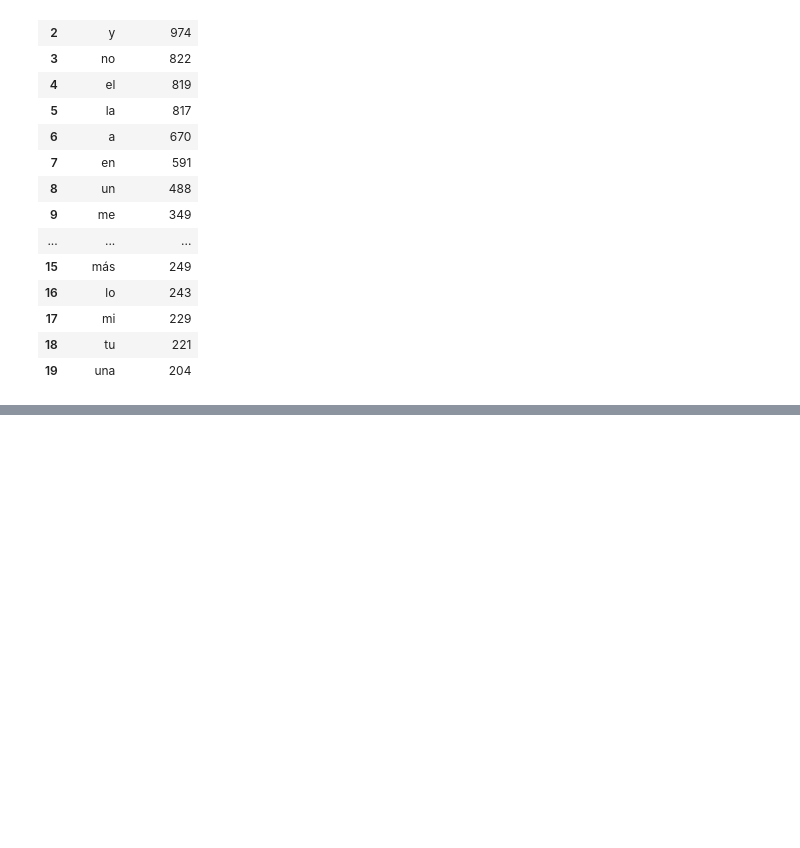
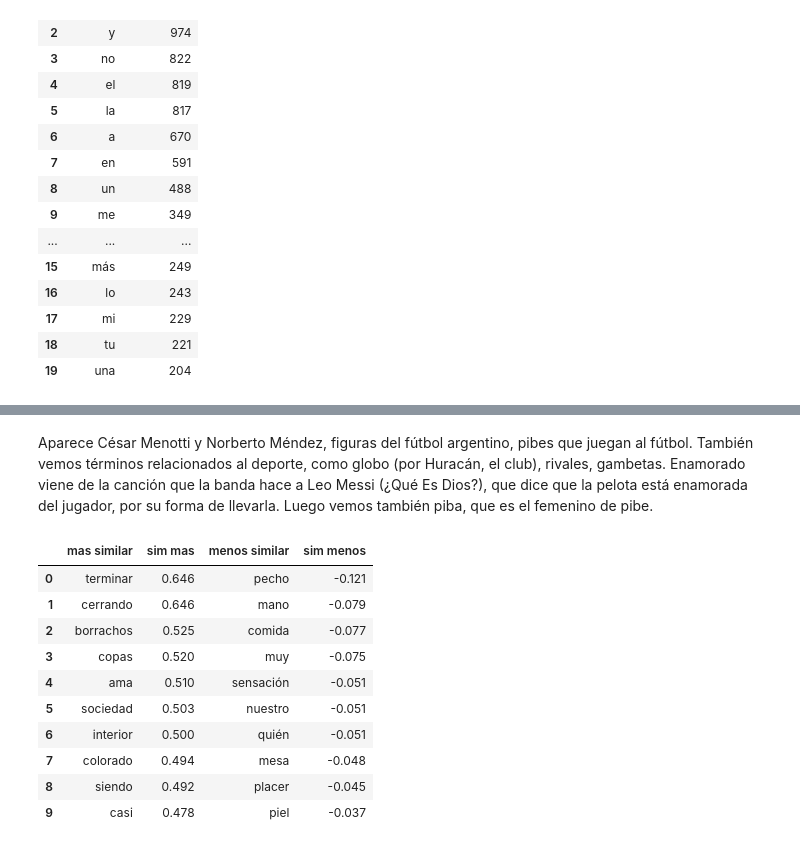
Before and after one commit to francomor/ceia-trabajos, a Jupyter notebook: procesamiento_lenguaje_natural/Desafio_2.ipynb, the cells around one changed output, grey strips where cells are left out. Saved outputs shown, nothing was run; the diff lists cells and outputs as text; code cells hidden in the pictures; blank space fills up the shorter version.

```diff
--- a/procesamiento_lenguaje_natural/Desafio_2.ipynb
+++ b/procesamiento_lenguaje_natural/Desafio_2.ipynb
@@ -532,0 +606,16 @@ Loss after epoch 99: 6883.875
+# %% [markdown]
+Aparece César Menotti y Norberto Méndez, figuras del fútbol argentino, pibes que juegan al fútbol. También vemos términos relacionados al deporte, como globo (por Huracán, el club), rivales, gambetas. Enamorado viene de la canción que la banda hace a Leo Messi (¿Qué Es Dios?), que dice que la pelota está enamorada del jugador, por su forma de llevarla. Luego vemos también piba, que es el femenino de pibe.
+# %%
+vecinos("bar")
+# %% [output]
+|  | mas similar | sim mas | menos similar | sim menos |
+| 0 | terminar | 0.646 | pecho | -0.121 |
+| 1 | cerrando | 0.646 | mano | -0.079 |
+| 2 | borrachos | 0.525 | comida | -0.077 |
+| 3 | copas | 0.520 | muy | -0.075 |
+| 4 | ama | 0.510 | sensación | -0.051 |
+| 5 | sociedad | 0.503 | nuestro | -0.051 |
+| 6 | interior | 0.500 | quién | -0.051 |
+| 7 | colorado | 0.494 | mesa | -0.048 |
+| 8 | siendo | 0.492 | placer | -0.045 |
+| 9 | casi | 0.478 | piel | -0.037 |
```
Also changed, not shown: parts of 21 cells of this notebook.
